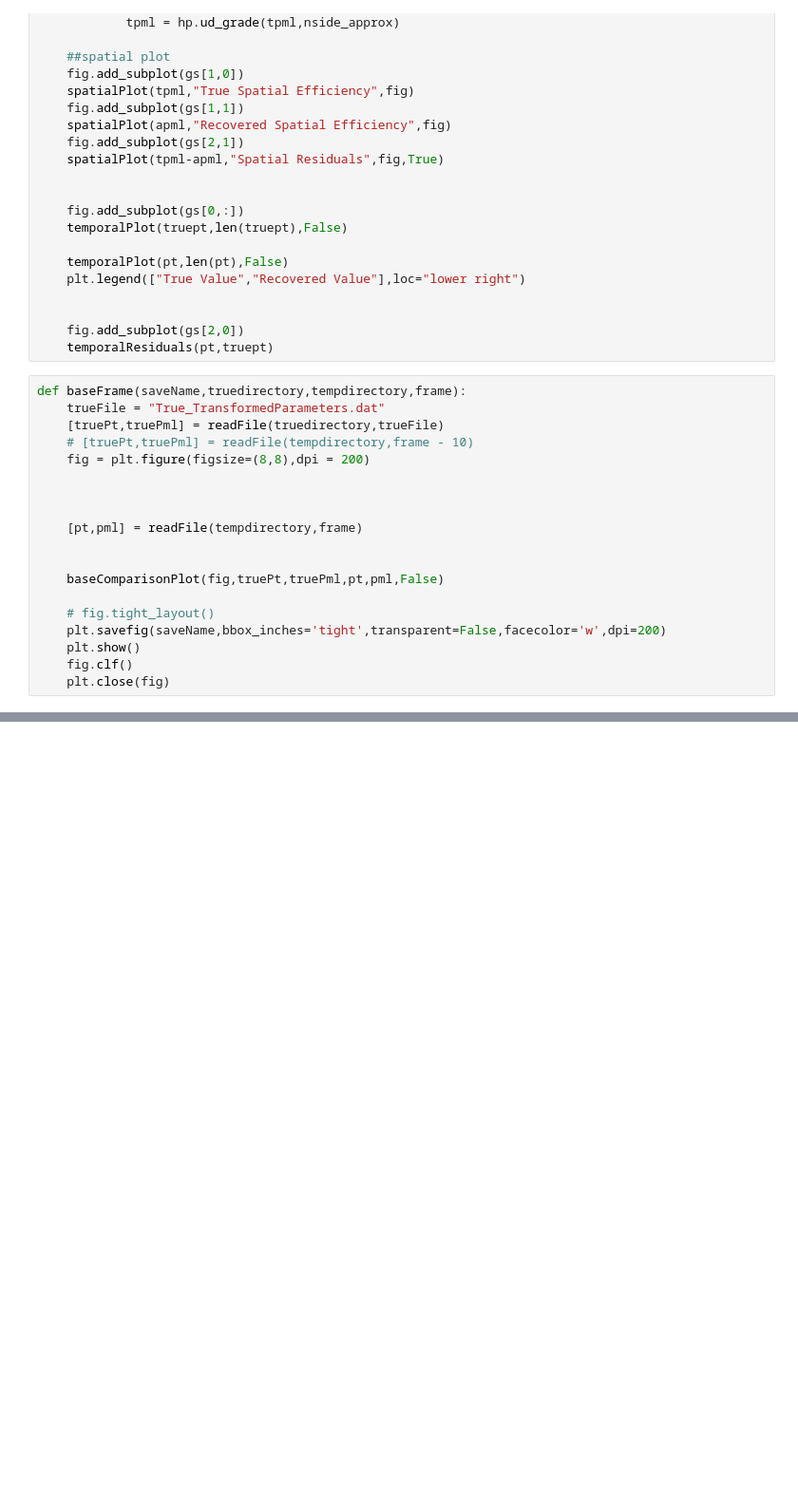
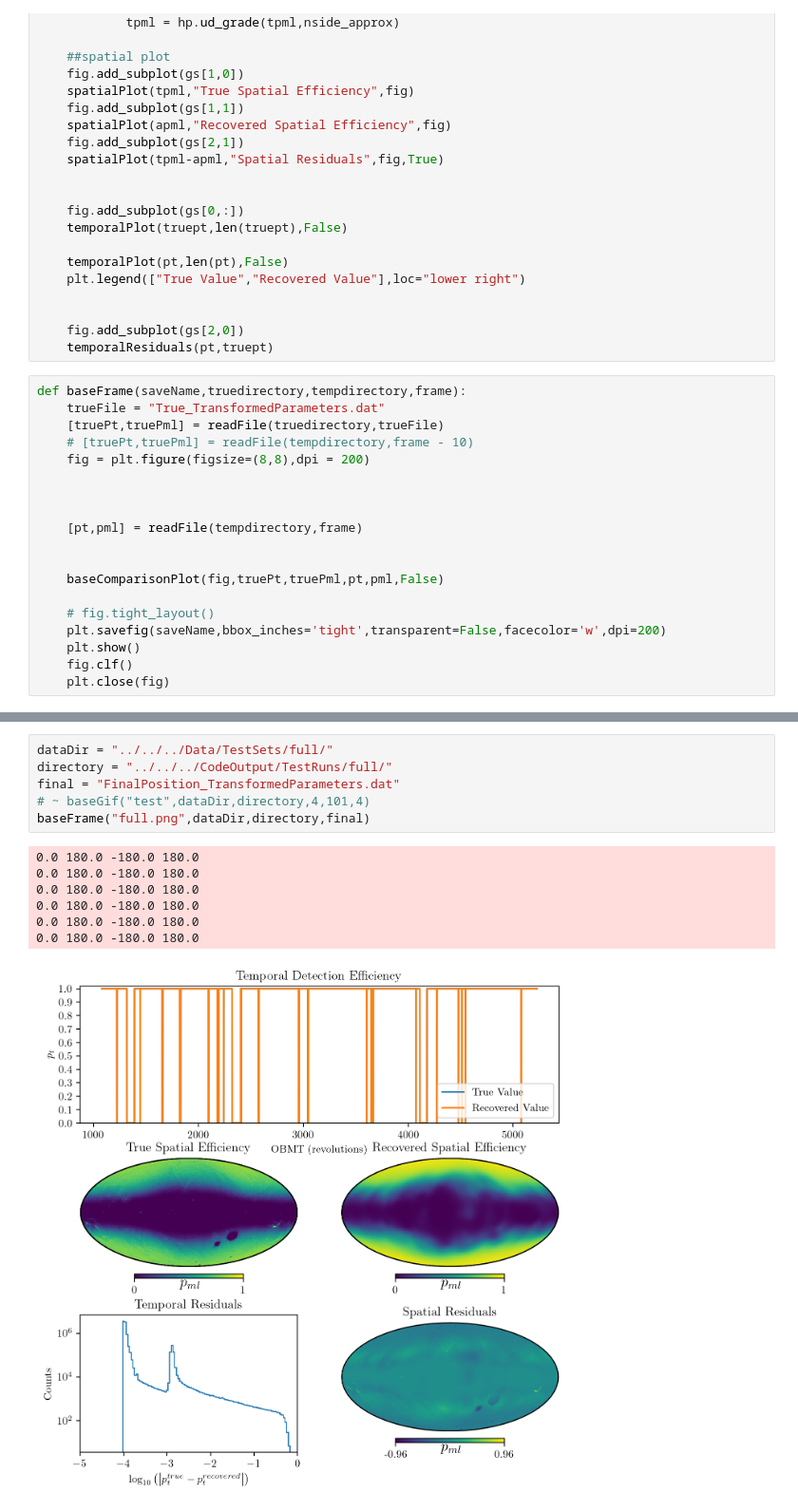
Before and after one commit to gaiaverse/Gaia-EDR3-selection-function, a Jupyter notebook: OutputAnalysis/JackPlotting/JuypterPlotter.ipynb, the cells around one changed output, grey strips where cells are left out. Shown at 95% size. Cells and saved outputs as stored; diff of their text form; blank space fills up the shorter version.

```diff
--- a/OutputAnalysis/JackPlotting/JuypterPlotter.ipynb
+++ b/OutputAnalysis/JackPlotting/JuypterPlotter.ipynb
@@ -183,0 +184,14 @@ baseFrame("gaps.png",dataDir,directory,final)
+# %%
+dataDir = "../../../Data/TestSets/full/"
+directory = "../../../CodeOutput/TestRuns/full/"
+final = "FinalPosition_TransformedParameters.dat"
+# ~ baseGif("test",dataDir,directory,4,101,4)
+baseFrame("full.png",dataDir,directory,final)
+# %% [output]
+0.0 180.0 -180.0 180.0
+0.0 180.0 -180.0 180.0
+0.0 180.0 -180.0 180.0
+0.0 180.0 -180.0 180.0
+0.0 180.0 -180.0 180.0
+0.0 180.0 -180.0 180.0
+[figure, added]
```
Also changed, not shown: parts of 3 cells of this notebook, 2 other files.
